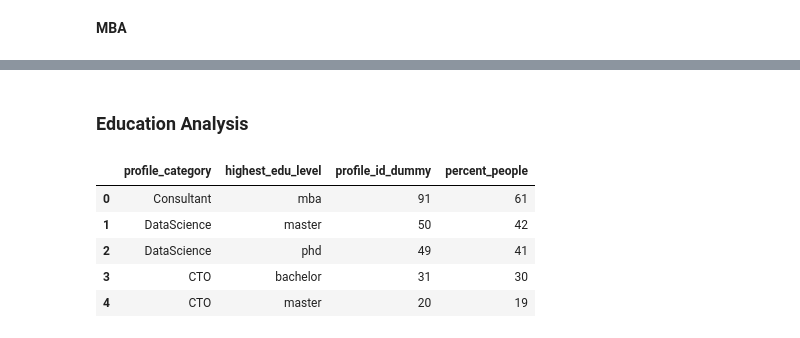
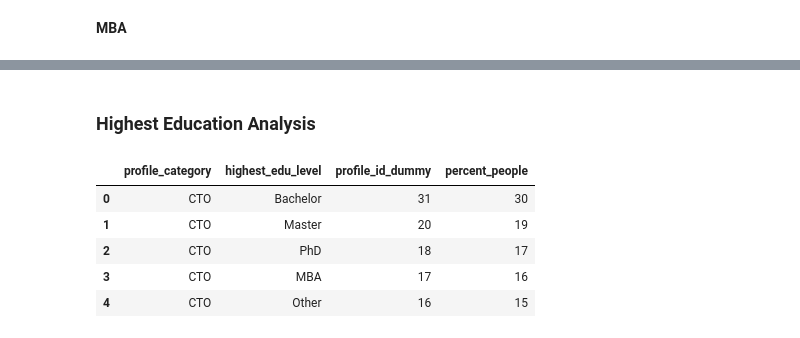
Before and after one commit to franklemuchahary/linkedin-profile-analysis, a Jupyter notebook: code/rough-analysis/rough-analysis.ipynb, the cells around one changed output, grey strips where cells are left out. Saved outputs shown, nothing was run; the diff lists cells and outputs as text; code cells hidden in the pictures.

```diff
--- a/code/rough-analysis/rough-analysis.ipynb
+++ b/code/rough-analysis/rough-analysis.ipynb
@@ -19,9 +21,9 @@ log.setLevel(logging.ERROR)
 
 import random
 # %%
-skills_df = pd.read_csv('../data/final_cleaned_files/all_skills_info.csv')
-edu_df = pd.read_csv('../data/final_cleaned_files/all_education_info.csv')
-exp_df = pd.read_csv('../data/final_cleaned_files/all_name_and_experience_info.csv')
+skills_df = pd.read_csv('../../data/final_cleaned_files/all_skills_info.csv')
+edu_df = pd.read_csv('../../data/final_cleaned_files/all_education_info.csv')
+exp_df = pd.read_csv('../../data/final_cleaned_files/all_name_and_experience_info.csv')
 # %%
 skills_df.head()
 # %% [output]
@@ -340,7 +516,7 @@ edu_df.head()
 | 3 | DataScience_2 | Northcentral University | doctor of philosophy - phd, data ... | 1900 | 1900 | ... |
 | 4 | DataScience_2 | The University of Iowa Tippie Col... | mba, business analytics | 2007 | 2007 | ... |
 # %% [markdown]
-### Education Analysis
+### Highest Education Analysis
 # %%
 edu_df['education_degree_all'] = edu_df['degree_bachelor'].astype(str) + '#' + edu_df['degree_master'].astype(str) + '#' +\
         edu_df['degree_mba'].astype(str) + '#' + edu_df['degree_doctorate'].astype(str)
@@ -351,15 +527,15 @@ profile_level_education = edu_df.groupby(['profile_category', 'profile_id_dummy'
 # %%
 def get_highest_level_of_edu(x):
     if 'phd' in x:
-        edu_level = 'phd'
+        edu_level = 'PhD'
     elif 'mba' in x:
-        edu_level = 'mba'
+        edu_level = 'MBA'
     elif 'master' in x:
-        edu_level = 'master'
+        edu_level = 'Master'
     elif 'bachelor' in x:
-        edu_level = 'bachelor'
+        edu_level = 'Bachelor'
     else:
-        edu_level = 'other'
+        edu_level = 'Other'
 
     return edu_level
 
@@ -367,20 +543,20 @@ profile_level_education['highest_edu_level'] = profile_level_education['educatio
 # %%
 highest_education_level = profile_level_education.groupby(
     ['profile_category', 'highest_edu_level']
 )['profile_id_dummy'].nunique().reset_index()
 
 highest_education_level['percent_people'] = highest_education_level['profile_id_dummy']/highest_education_level.groupby(
     'profile_category'
 )['profile_id_dummy'].transform('sum')
 highest_education_level['percent_people'] = (highest_education_level['percent_people']*100).astype(int)
 highest_education_level = highest_education_level.sort_values(
-    ['percent_people'], ascending = [False]
+    ['profile_category', 'percent_people'], ascending = [True, False]
 ).reset_index(drop=True)
 highest_education_level.head()
 # %% [output]
 |  | profile_category | highest_edu_level | profile_id_dummy | percent_people |
-| 0 | Consultant | mba | 91 | 61 |
-| 1 | DataScience | master | 50 | 42 |
-| 2 | DataScience | phd | 49 | 41 |
-| 3 | CTO | bachelor | 31 | 30 |
-| 4 | CTO | master | 20 | 19 |
+| 0 | CTO | Bachelor | 31 | 30 |
+| 1 | CTO | Master | 20 | 19 |
+| 2 | CTO | PhD | 18 | 17 |
+| 3 | CTO | MBA | 17 | 16 |
+| 4 | CTO | Other | 16 | 15 |
```
Also changed, not shown: parts of 22 cells of this notebook, 4 other files.
